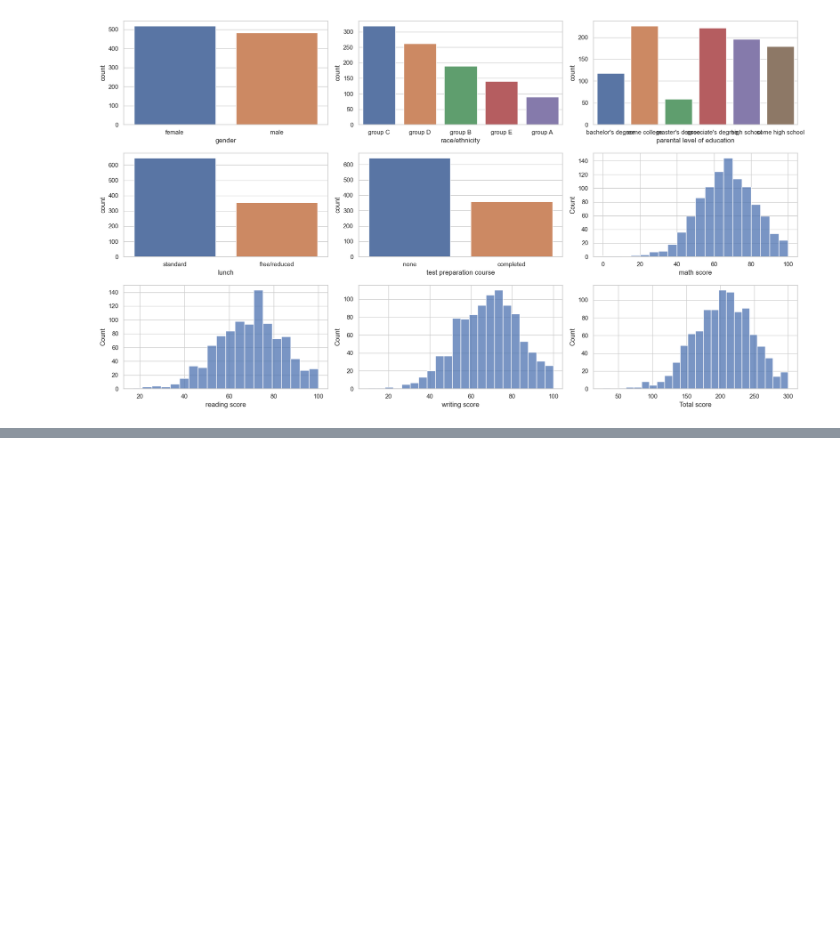
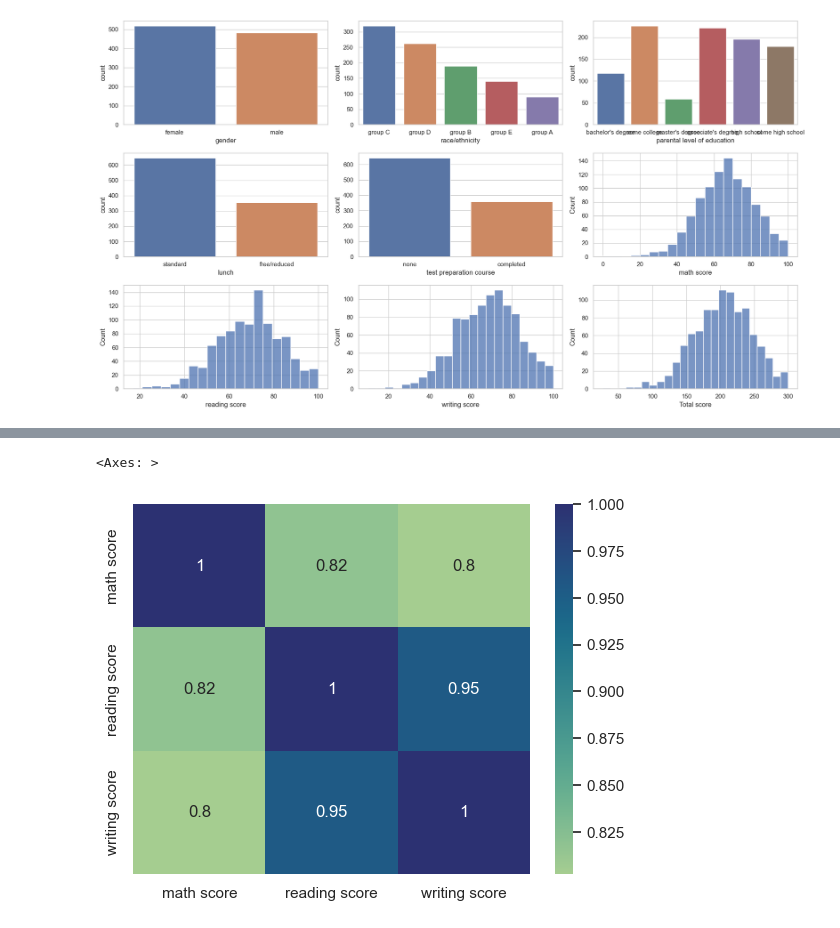
Before and after one commit to ttanshtanz/analysis_student.csv, a Jupyter notebook: EDA Student.csv.ipynb, the cells around one changed output, grey strips where cells are left out. Saved outputs shown, nothing was run; the diff lists cells and outputs as text; code cells hidden in the pictures; blank space fills up the shorter version.

```diff
--- a/EDA Student.csv.ipynb
+++ b/EDA Student.csv.ipynb
@@ -317,0 +339,5 @@ plt.show()
+# %%
+sns.heatmap(data.corr(), annot=True, cmap='crest')
+# %% [output]
+<Axes: >
+[figure, added]
```
Also changed, not shown: parts of 4 cells of this notebook.
